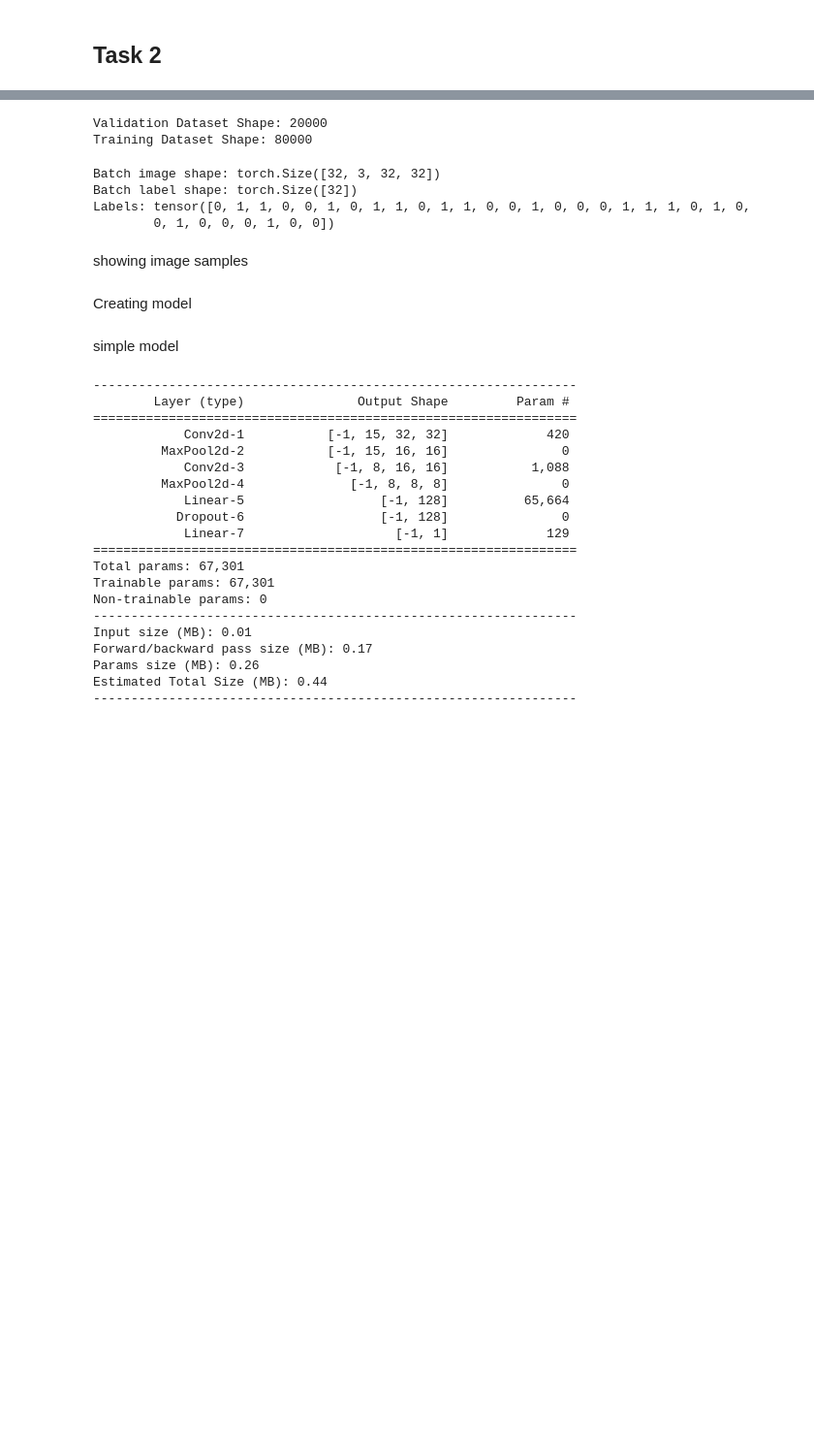
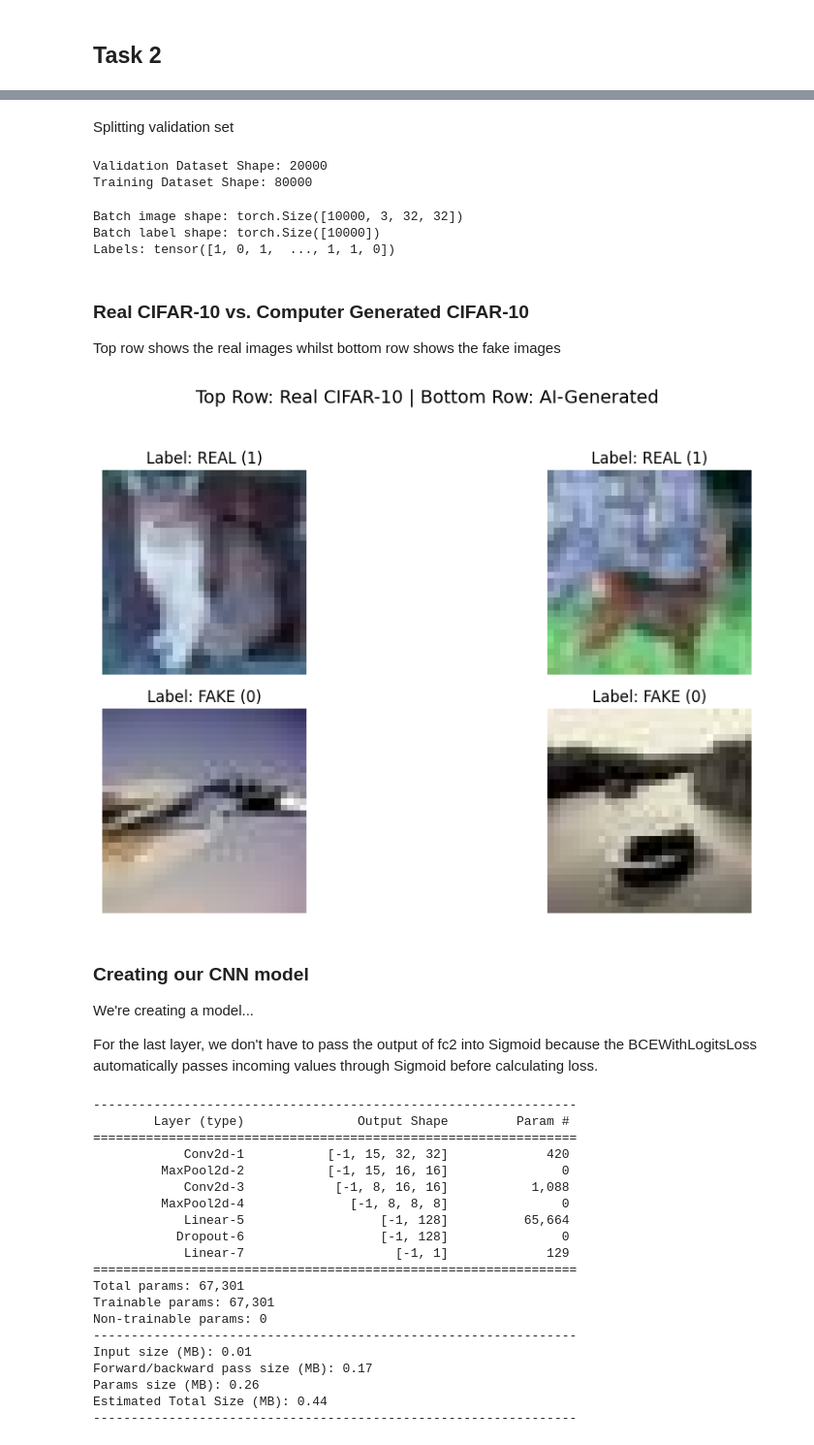
Before and after one commit to TahaChoksi220057729/PMAIG11, a Jupyter notebook: weng_task_2/training.ipynb, the cells around one changed output, grey strips where cells are left out. Shown at 97% size. Cells and saved outputs as stored; diff of their text form; code cells hidden in the pictures; blank space fills up the shorter version.

```diff
--- a/weng_task_2/training.ipynb
+++ b/weng_task_2/training.ipynb
@@ -30,3 +34,5 @@ test_dataset = datasets.ImageFolder(root=test_path, transform=transform)
+# %% [markdown]
+Splitting validation set
 # %%
 val_ratio = 0.2
 val_size = int(val_ratio * len(train_dataset))
@@ -38,36 +44,29 @@ print(f"Training Dataset Shape: {train_dataset.__len__()}")
 Validation Dataset Shape: 20000
 Training Dataset Shape: 80000
 # %%
-batch_size = 32
+batch_size = 10000
 
 train_loader = DataLoader(train_dataset, batch_size=batch_size, shuffle=True, num_workers=4)
 val_loader = DataLoader(val_dataset, batch_size=batch_size, shuffle=True, num_workers=4)
-test_loader = DataLoader(test_dataset, batch_size=batch_size, shuffle=False, num_workers=4)
 
 images, labels = next(iter(train_loader))
 print(f"Batch image shape: {images.shape}")  # (batch, channel, height, width)
 print(f"Batch label shape: {labels.shape}")  # (batch,)
 print(f"Labels: {labels}")
 # %% [output]
-Batch image shape: torch.Size([32, 3, 32, 32])
-Batch label shape: torch.Size([32])
-Labels: tensor([0, 1, 1, 0, 0, 1, 0, 1, 1, 0, 1, 1, 0, 0, 1, 0, 0, 0, 1, 1, 1, 0, 1, 0,
-        0, 1, 0, 0, 0, 1, 0, 0])
+Batch image shape: torch.Size([10000, 3, 32, 32])
+Batch label shape: torch.Size([10000])
+Labels: tensor([1, 0, 1,  ..., 1, 1, 0])
 # %% [markdown]
-showing image samples
+### Real CIFAR-10 vs. Computer Generated CIFAR-10
+Top row shows the real images whilst bottom row shows the fake images
 # %%
 def show_real_vs_fake_images(data_loader, class_names):
-    """
-    Displays 2 real CIFAR-10 images (label 1) and 2 AI-generated images (label 0) side by side.
-
-    Args:
-        data_loader: DataLoader object containing the images and labels.
-        class_names: List of class names corresponding to the dataset.
-    """
     real_images = []
     fake_images = []
 
     for features, labels in data_loader:
+        features, labels = features.to(device), labels.to(device)
         for i in range(len(labels)):
             if len(real_images) < 2 and labels[i].item() == 1:  # real images
                 real_images.append(features[i])
@@ -75,7 +74,7 @@ def show_real_vs_fake_images(data_loader, class_names):
                 fake_images.append(features[i])
             if len(real_images) == 2 and len(fake_images) == 2:
                 break
-        if len(real_images) == 4 and len(fake_images) == 4:
+        if len(real_images) == 2 and len(fake_images) == 2:
             break
 
     fig, axes = plt.subplots(2, 2, figsize=(12, 6))
@@ -83,14 +82,16 @@ def show_real_vs_fake_images(data_loader, class_names):
 
     for i, img in enumerate(real_images):
         img = img.permute(1, 2, 0)  # convert (C, H, W) to (H, W, C)
-        img = img / 2 + 0.5  # pixel values from [-1, 1] to [0, 1]
+        # img = img / 2 + 0.5  # pixel values from [-1, 1] to [0, 1]
+        img = img.cpu().numpy()
         axes[0, i].imshow(img)
         axes[0, i].set_title(f"Label: {class_names[1]}")
         axes[0, i].axis("off")
 
     for i, img in enumerate(fake_images):
         img = img.permute(1, 2, 0)
-        img = img / 2 + 0.5
+        # img = img / 2 + 0.5
+        img = img.cpu().numpy()
         axes[1, i].imshow(img)
         axes[1, i].set_title(f"Label: {class_names[0]}")
         axes[1, i].axis("off")
@@ -98,7 +99,13 @@ def show_real_vs_fake_images(data_loader, class_names):
     plt.tight_layout(rect=[0, 0, 1, 0.95])
     plt.show()
 # %%
-# class_names = ["FAKE (0)", "REAL (1)"]
-# show_real_vs_fake_images(train_loader, class_names)
+class_names = ["FAKE (0)", "REAL (1)"]
+show_real_vs_fake_images(train_loader, class_names)
+# %% [output]
+[figure, added]
 # %% [markdown]
-Creating model
+### Creating our CNN model
+
+We're creating a model...
+
+For the last layer, we don't have to pass the output of fc2 into Sigmoid because the BCEWithLogitsLoss automatically passes incoming values through Sigmoid before calculating loss.
@@ -136,2 +111,0 @@ Creating model
-# %% [markdown]
-simple model
```
Also changed, not shown: parts of 21 cells of this notebook, 7 other files.
